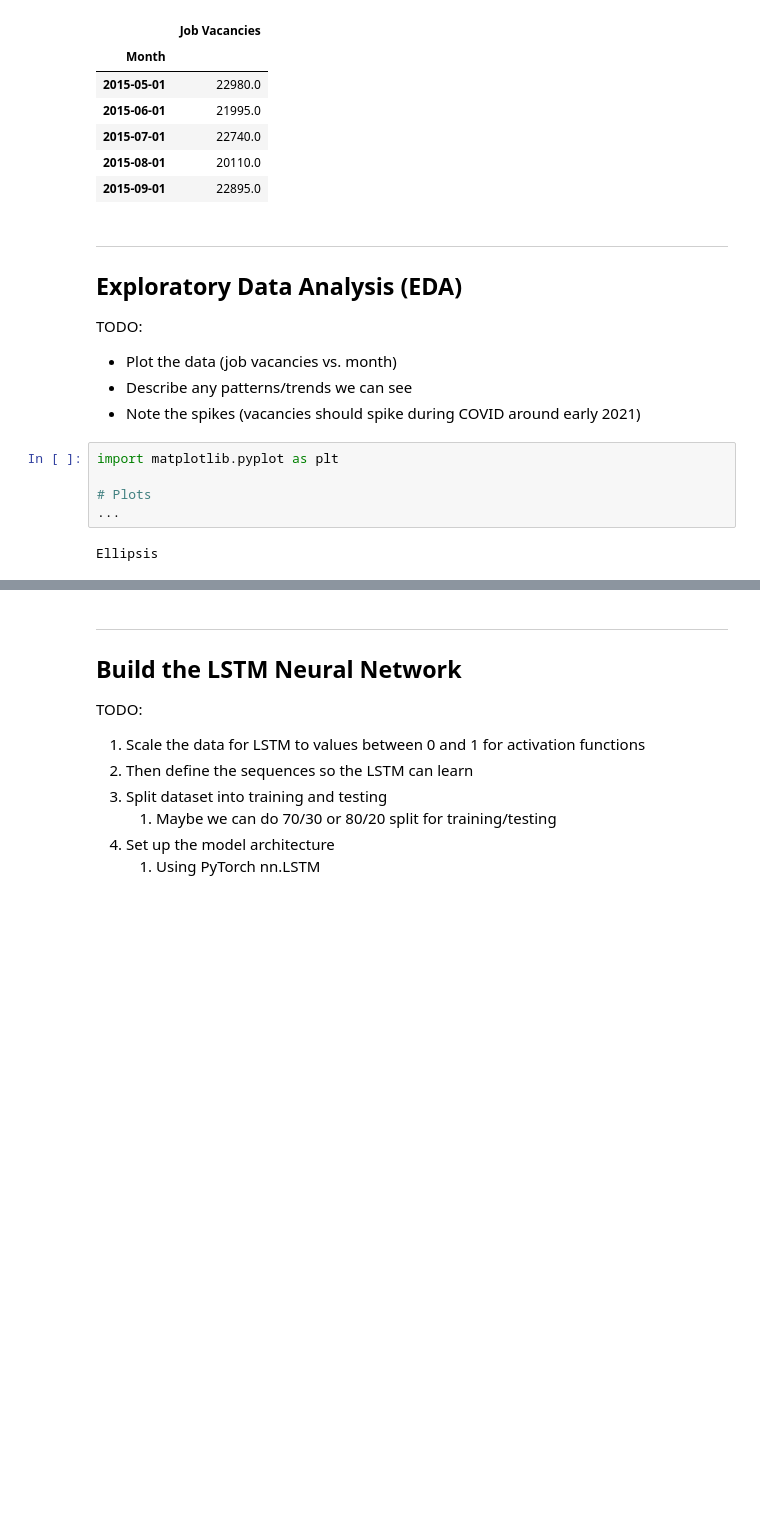
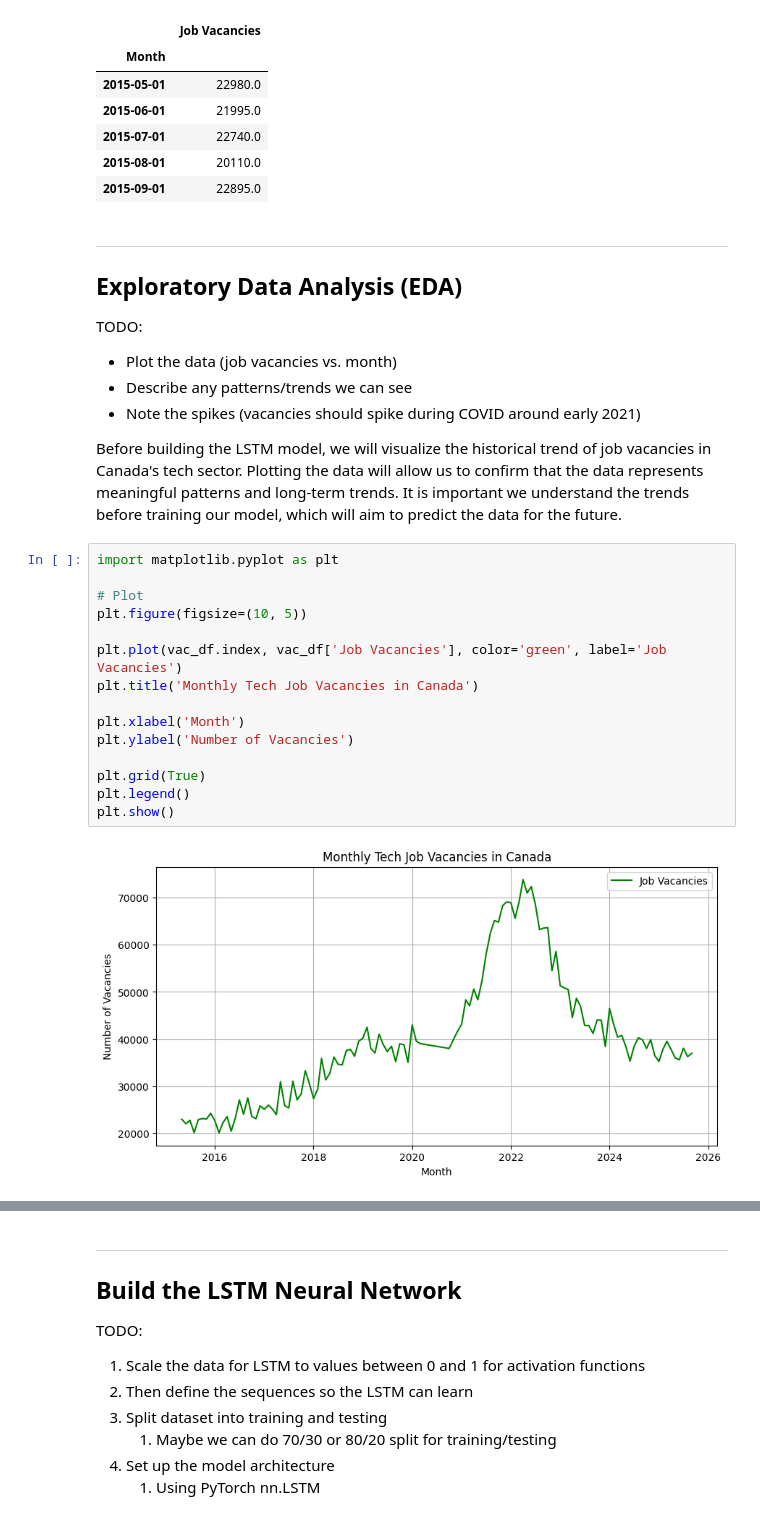
Before and after one commit to WarrenWarrens/MLFinalProject, a Jupyter notebook: tech_demand_prediction.ipynb, the cells around one changed output, grey strips where cells are left out. Saved outputs shown, nothing was run; the diff lists cells and outputs as text; blank space fills up the shorter version.

Commit message:
create plot for job vacancies and complete EDA

```diff
--- a/tech_demand_prediction.ipynb
+++ b/tech_demand_prediction.ipynb
@@ -75,10 +75,22 @@ TODO:
 - Plot the data (job vacancies vs. month)
 - Describe any patterns/trends we can see
 - Note the spikes (vacancies should spike during COVID around early 2021)
+
+Before building the LSTM model, we will visualize the historical trend of job vacancies in Canada's tech sector. Plotting the data will allow us to confirm that the data represents meaningful patterns and long-term trends. It is important we understand the trends before training our model, which will aim to predict the data for the future.
 # %%
 import matplotlib.pyplot as plt
 
-# Plots
-...
+# Plot
+plt.figure(figsize=(10, 5))
+
+plt.plot(vac_df.index, vac_df['Job Vacancies'], color='green', label='Job Vacancies')
+plt.title('Monthly Tech Job Vacancies in Canada')
+
+plt.xlabel('Month')
+plt.ylabel('Number of Vacancies')
+
+plt.grid(True)
+plt.legend()
+plt.show()
 # %% [output]
-Ellipsis
+[figure, added]
```
Also changed, not shown: parts of 2 cells of this notebook.
